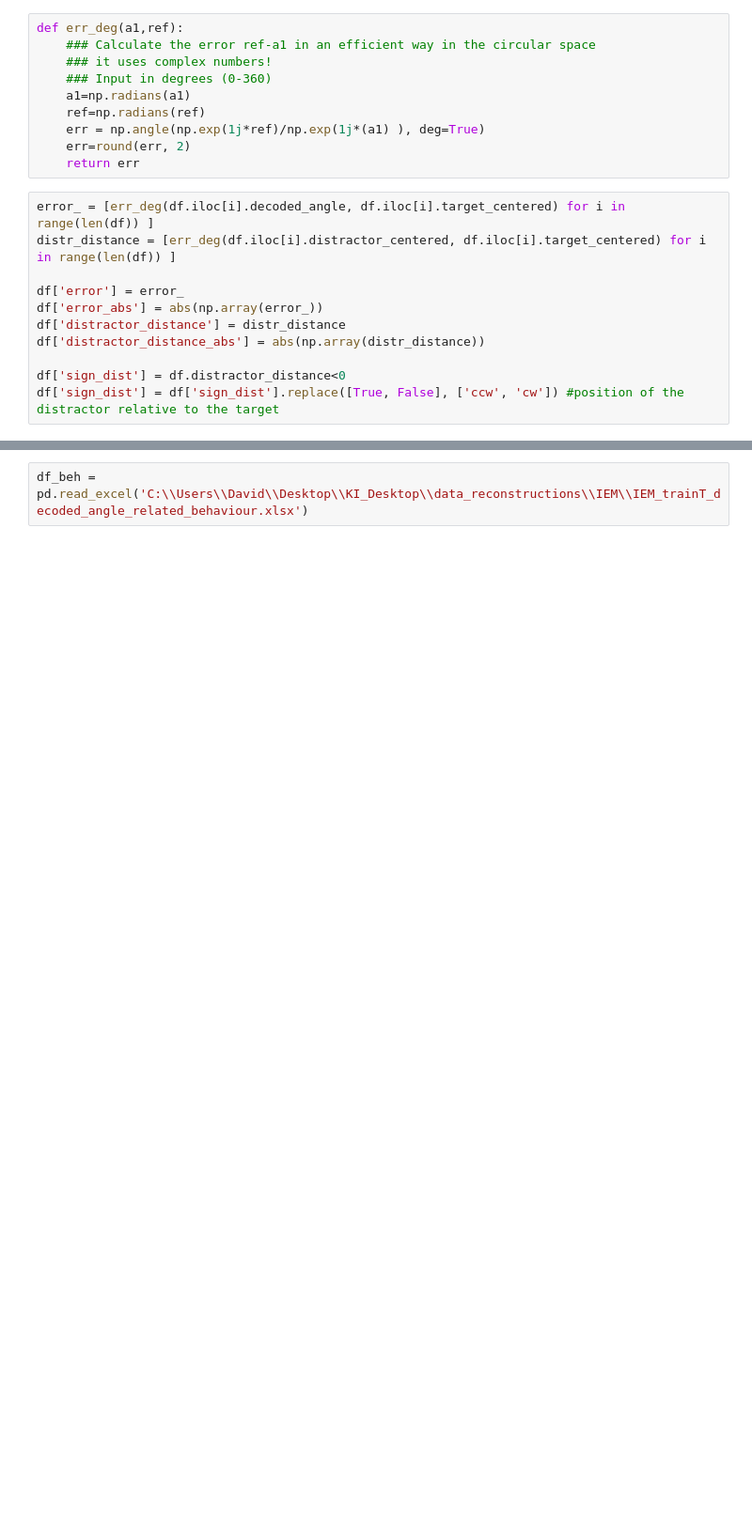
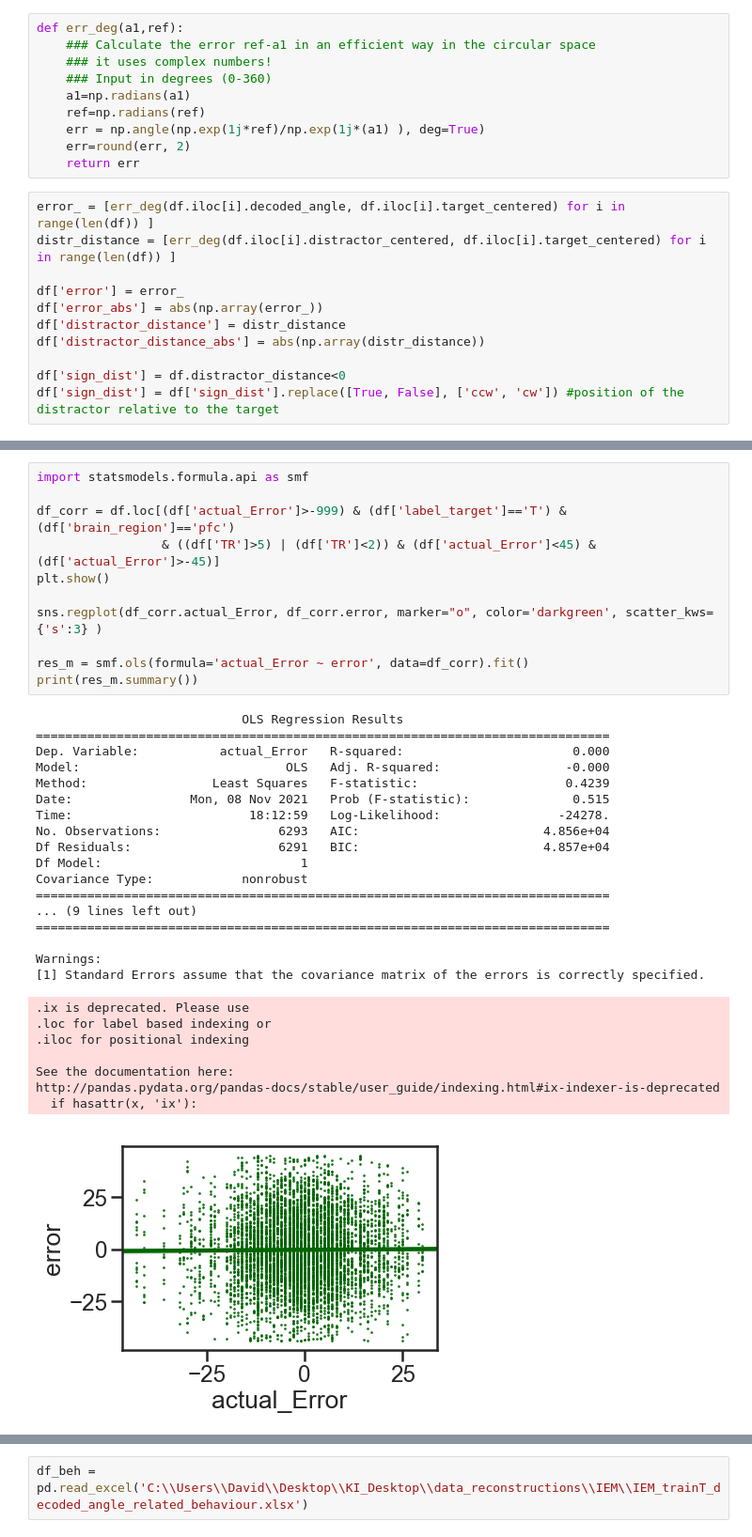
Before and after one commit to davidbestue/encoding, a Jupyter notebook: scripts/plots/IEM/Angle_decoding_correlations.ipynb, the cells around one changed output, grey strips where cells are left out. Shown at 94% size. Saved outputs shown, nothing was run; the diff lists cells and outputs as text; blank space fills up the shorter version.

```diff
--- a/scripts/plots/IEM/Angle_decoding_correlations.ipynb
+++ b/scripts/plots/IEM/Angle_decoding_correlations.ipynb
@@ -37,0 +128,37 @@ df['sign_dist'] = df['sign_dist'].replace([True, False], ['ccw', 'cw']) #positio
+# %%
+import statsmodels.formula.api as smf
+
+df_corr = df.loc[(df['actual_Error']>-999) & (df['label_target']=='T') & (df['brain_region']=='pfc')
+                 & ((df['TR']>5) | (df['TR']<2)) & (df['actual_Error']<45) & (df['actual_Error']>-45)]
+plt.show()
+
+sns.regplot(df_corr.actual_Error, df_corr.error, marker="o", color='darkgreen', scatter_kws={'s':3} )
+
+res_m = smf.ols(formula='actual_Error ~ error', data=df_corr).fit()
+print(res_m.summary())
+# %% [output]
+                            OLS Regression Results
+==============================================================================
+Dep. Variable:           actual_Error   R-squared:                       0.000
+Model:                            OLS   Adj. R-squared:                 -0.000
+Method:                 Least Squares   F-statistic:                    0.4239
+Date:                Mon, 08 Nov 2021   Prob (F-statistic):              0.515
+Time:                        18:12:59   Log-Likelihood:                -24278.
+No. Observations:                6293   AIC:                         4.856e+04
+Df Residuals:                    6291   BIC:                         4.857e+04
+Df Model:                           1
+Covariance Type:            nonrobust
+==============================================================================
+... (9 lines left out)
+==============================================================================
+
+Warnings:
+[1] Standard Errors assume that the covariance matrix of the errors is correctly specified.
+.ix is deprecated. Please use
+.loc for label based indexing or
+.iloc for positional indexing
+
+See the documentation here:
+http://pandas.pydata.org/pandas-docs/stable/user_guide/indexing.html#ix-indexer-is-deprecated
+  if hasattr(x, 'ix'):
+[figure, added]
```
Also changed, not shown: parts of 8 cells of this notebook.
